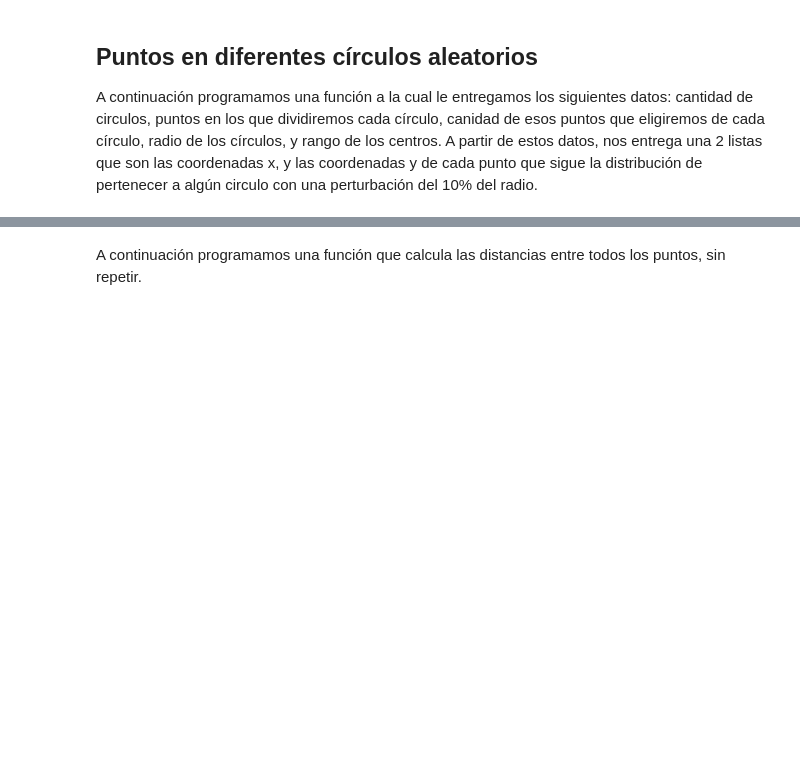
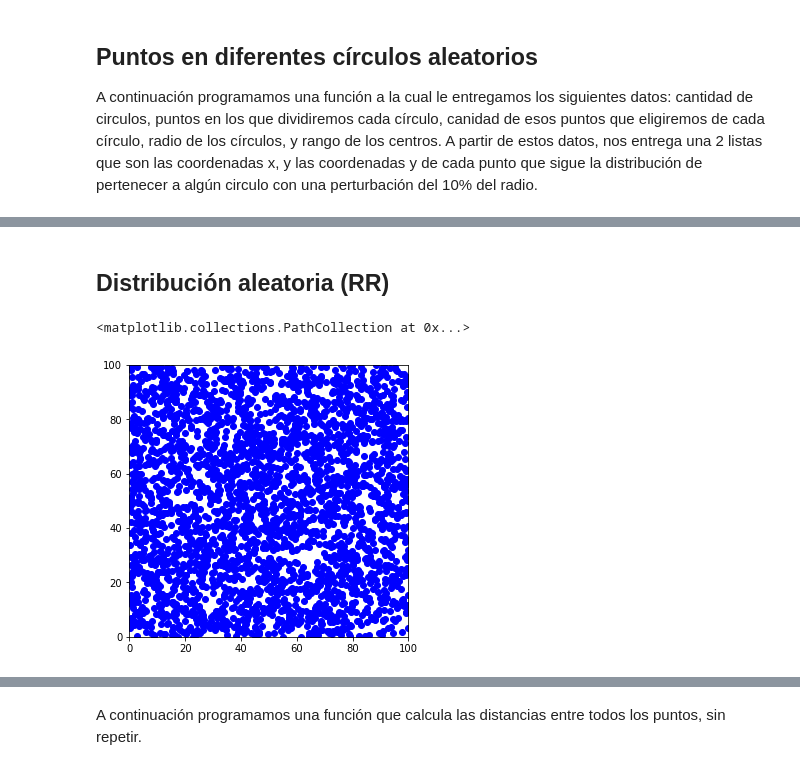
Before and after one commit to SamanthaRizo/F-sica_computacional_python, a Jupyter notebook: Funciones_de_correlación.ipynb, the cells around one changed output, grey strips where cells are left out. Cells and saved outputs as stored; diff of their text form; code cells hidden in the pictures; blank space fills up the shorter version.

```diff
--- a/Funciones_de_correlación.ipynb
+++ b/Funciones_de_correlación.ipynb
@@ -123,0 +99,20 @@ x_1,y_1 = Puntos_circulos(30,100,30,10,[0,100],[0,100],0.1)
+# %%
+def DD(circulo):
+    # Save them all in one array
+    all_data = []
+    for i, c in enumerate(circulo):
+        for _, j in enumerate(c):
+            all_data.append(j)
+    return all_data
+# %% [markdown]
+## Distribución aleatoria (RR)
+# %%
+rr = np.random.rand(int(len(DD(circulo))), 2)*100
+# %%
+plt.figure(figsize=(5,5))
+plt.xlim(0, 100)
+plt.ylim(0, 100)
+plt.scatter(rr.T[0], rr.T[1], color='b')
+# %% [output]
+<matplotlib.collections.PathCollection at 0x...>
+[figure, added]
```
Also changed, not shown: parts of 168 cells of this notebook.
